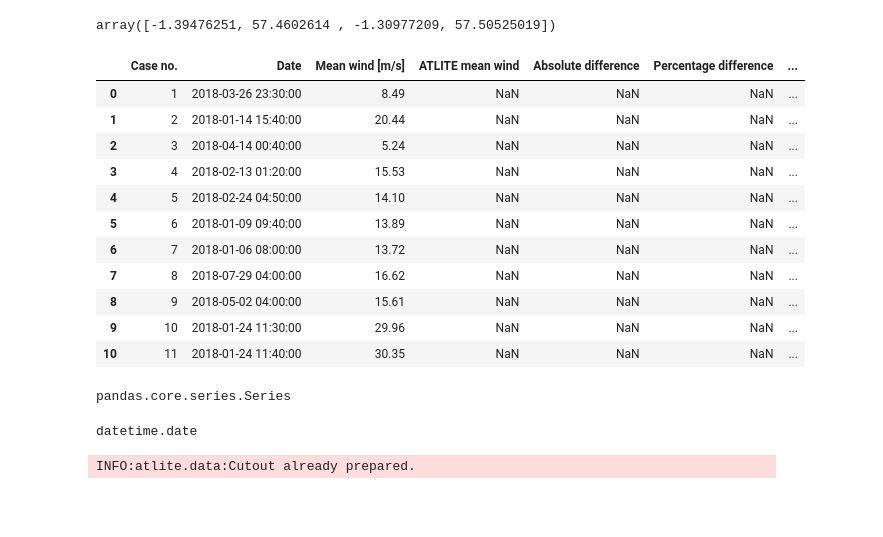
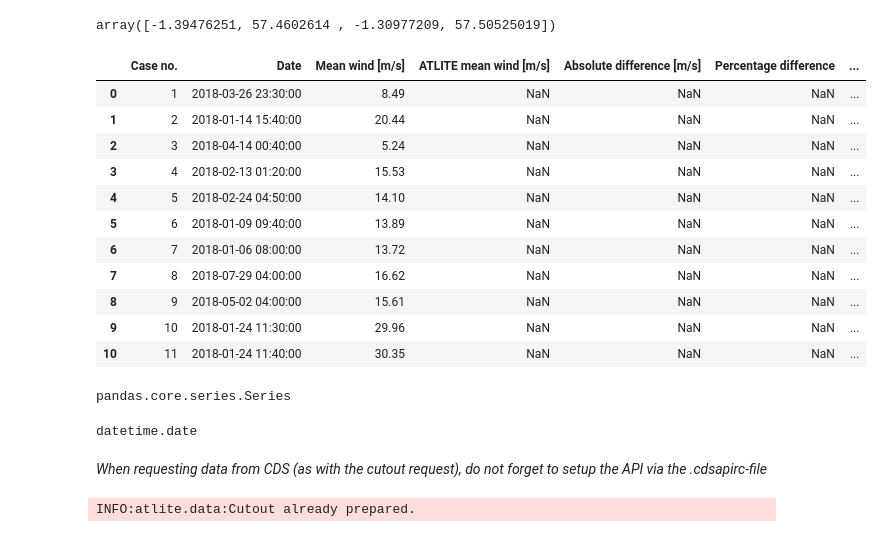
Before and after one commit to chr-mar/oweg-int-NSR, a Jupyter notebook: scripts/Hywind_Wind_Speed_comparison.ipynb, the cells around one changed output. Cells and saved outputs as stored; diff of their text form; code cells hidden in the pictures; blank space fills up the shorter version.

```diff
--- a/scripts/Hywind_Wind_Speed_comparison.ipynb
+++ b/scripts/Hywind_Wind_Speed_comparison.ipynb
@@ -54,28 +59,28 @@ dtype: geometry
 array([-1.39476251, 57.4602614 , -1.30977209, 57.50525019])
 # %%
 import pandas as pd
-#this data is from the hywind research project
+#this data is from the Hywind research project
 #wind data has already been aggregated
 #sadly, wind speeds cover only 30 min-intervals, although in a one second-resolution
 n=pd.read_excel(r"..\data\Hywind_Wind_Speed_Data.xlsx")
-n.insert(loc=3, column='ATLITE mean wind', value=pd.Series())
+n.insert(loc=3, column='ATLITE mean wind [m/s]', value=pd.Series())
 
-n.insert(loc=4, column='Absolute difference', value=pd.Series())
+n.insert(loc=4, column='Absolute difference [m/s]', value=pd.Series())
 n.insert(loc=5, column='Percentage difference', value=pd.Series())
 
 n
 #timestamps =n.loc[:,'Date']
 
 #remove the hour value for ATLITE-cutout
 timestamps= n['Date'].dt.date #needs a series #every entry becomes a dateimtime.date object
 
 # according to data description.pdf, dates are in UTC
 # ERA5 are also in UTC
 
 type(timestamps)
 type(timestamps[0])
 # %% [output]
-|  | Case no. | Date | Mean wind [m/s] | ATLITE mean wind | Absolute difference | Percentage difference | ... |
+|  | Case no. | Date | Mean wind [m/s] | ATLITE mean wind [m/s] | Absolute difference [m/s] | Percentage difference | ... |
 | 0 | 1 | 2018-03-26 23:30:00 | 8.49 | NaN | NaN | NaN | ... |
 | 1 | 2 | 2018-01-14 15:40:00 | 20.44 | NaN | NaN | NaN | ... |
 | 2 | 3 | 2018-04-14 00:40:00 | 5.24 | NaN | NaN | NaN | ... |
@@ -89,6 +94,8 @@ type(timestamps[0])
 | 10 | 11 | 2018-01-24 11:40:00 | 30.35 | NaN | NaN | NaN | ... |
 pandas.core.series.Series
 datetime.date
+# %% [markdown]
+*When  requesting data from CDS (as with the cutout request), do not forget to setup the API via the .cdsapirc-file*
 # %%
 #data from the hywind catapult project are fragmentary
 # only cover singular days
```
Also changed, not shown: parts of 8 cells of this notebook.
